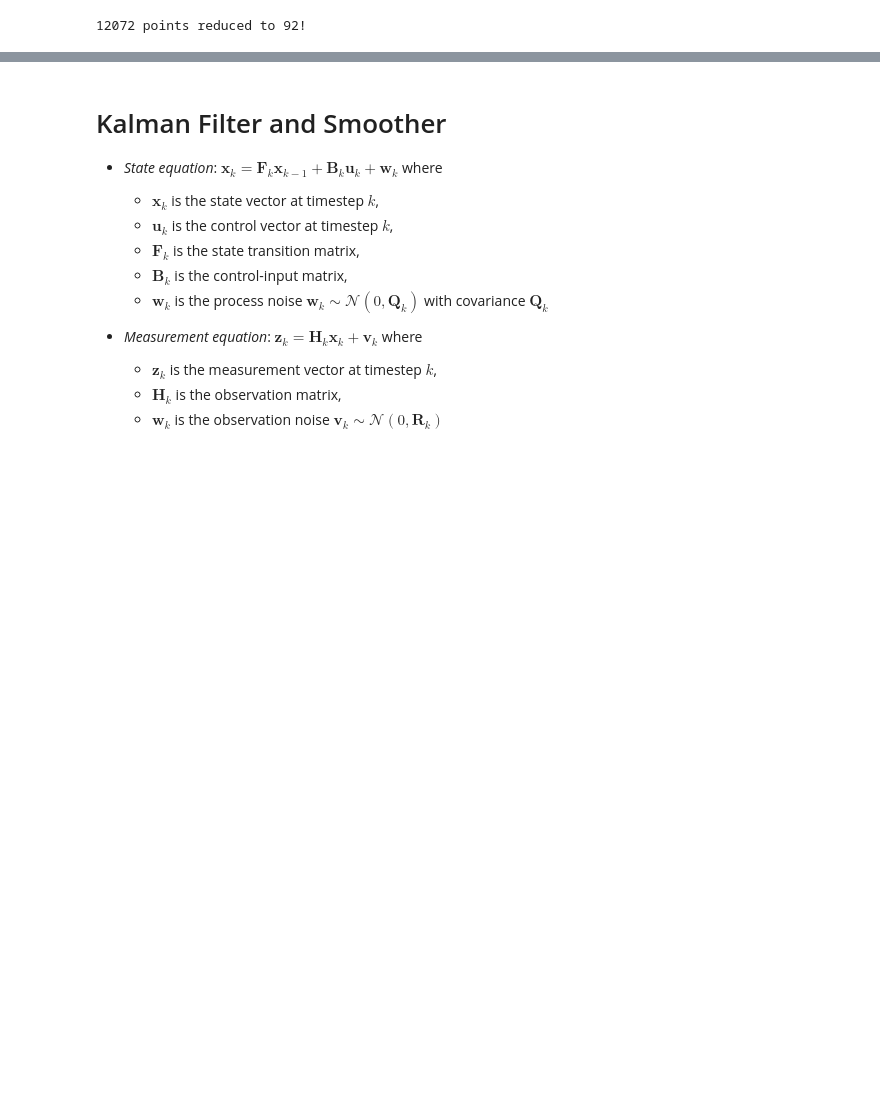
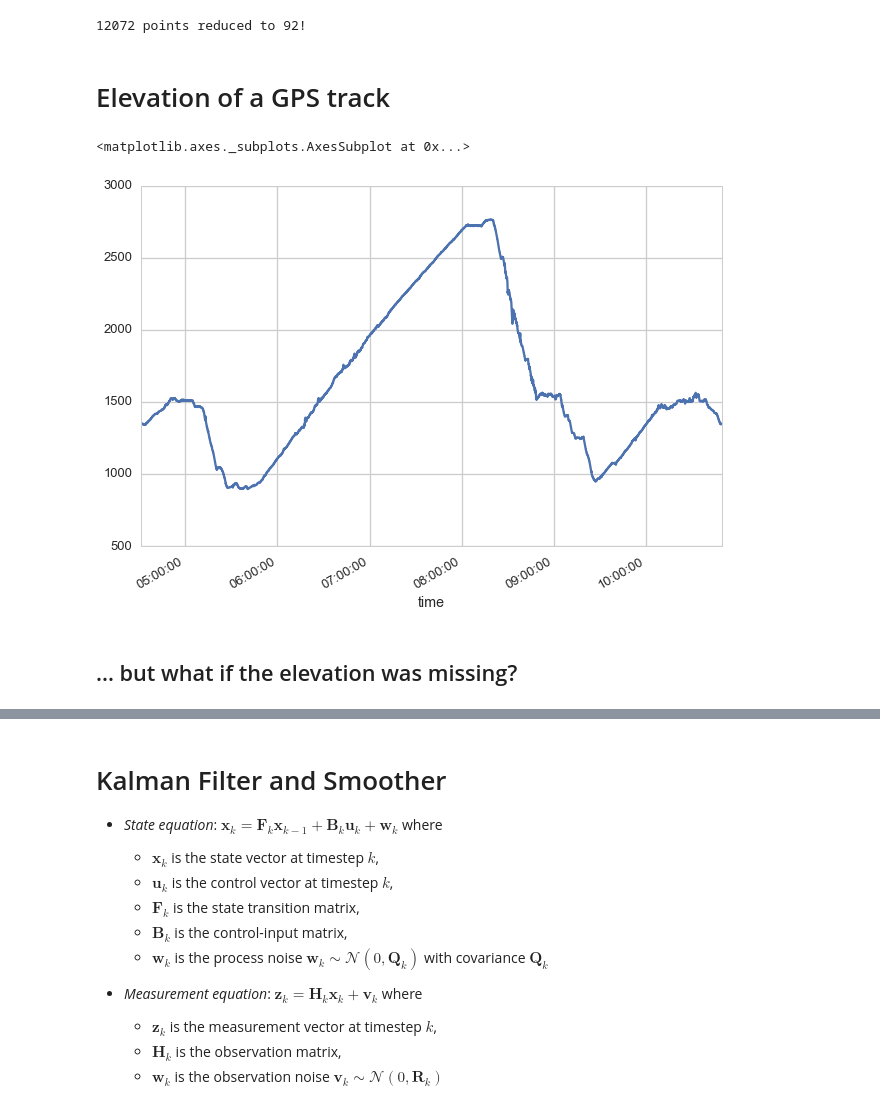
Before and after one commit to FlorianWilhelm/gps_data_with_python, a Jupyter notebook: notebook.ipynb, the cells around one changed output, grey strips where cells are left out. Cells and saved outputs as stored; diff of their text form; code cells hidden in the pictures; blank space fills up the shorter version.

Commit message:
Added elevation

```diff
--- a/notebook.ipynb
+++ b/notebook.ipynb
@@ -238,3 +241,22 @@ plt.plot(simple_coords[:, 0], simple_coords[:, 1], 'ro')
 print("{} points reduced to {}!".format(coords.shape[0], simple_coords.shape[0]))
 # %% [output]
 12072 points reduced to 92!
+# %% [markdown]
+# Elevation of a GPS track
+# %%
+with open('./gpx/3-laender-giro.gpx') as fh:
+    gpx_file = gpxpy.parse(fh)
+
+segment = gpx_file.tracks[0].segments[0]
+coords = pd.DataFrame([{'lat': p.latitude,
+                        'lon': p.longitude,
+                        'ele': p.elevation,
+                        'time': p.time} for p in segment.points])
+coords.set_index('time', drop=True, inplace=True)
+# %%
+coords.ele.plot()
+# %% [output]
+<matplotlib.axes._subplots.AxesSubplot at 0x...>
+[figure, added]
+# %% [markdown]
+## ... but what if the elevation was missing?
```
Also changed, not shown: parts of 5 cells of this notebook, 1 other file.
